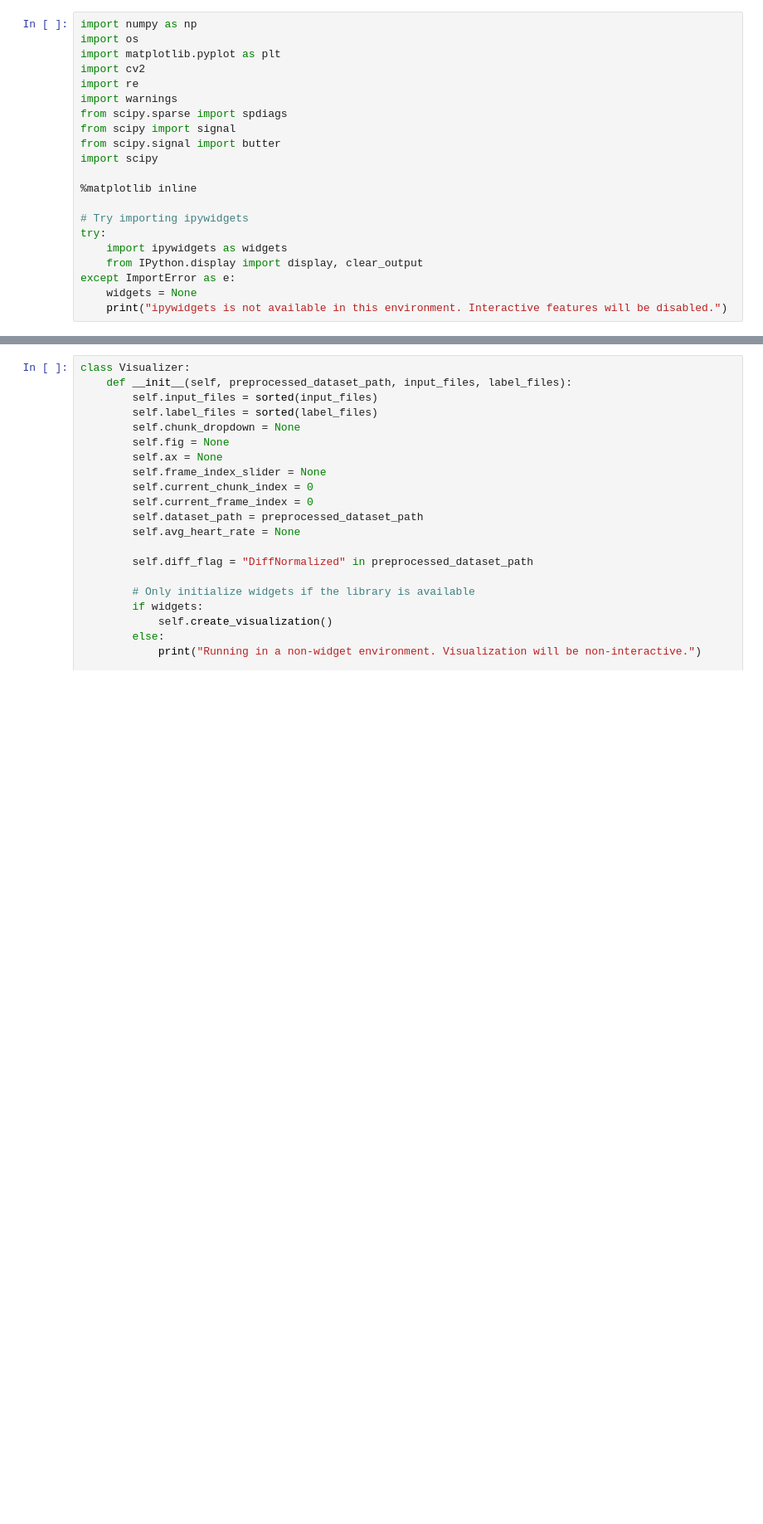
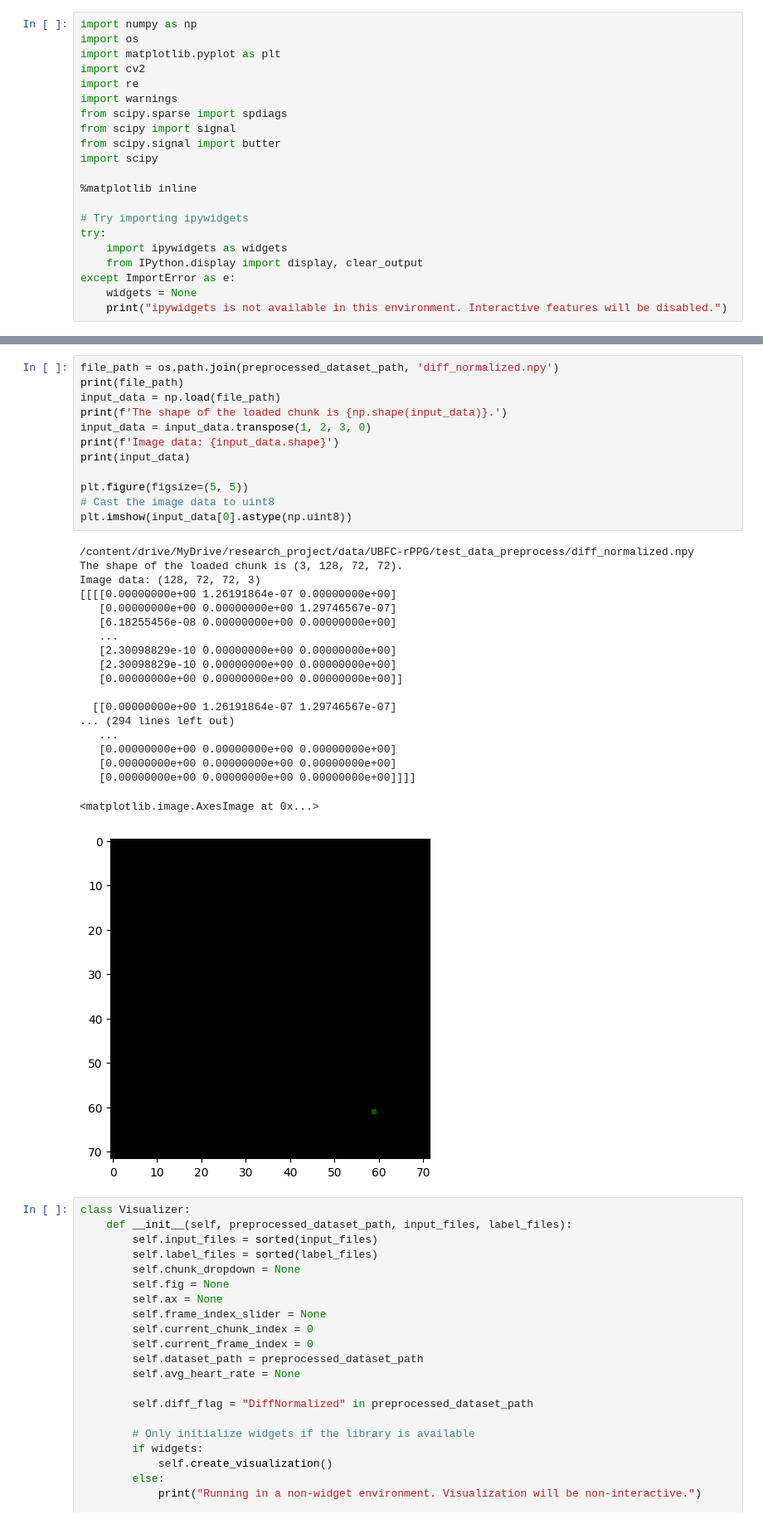
Before and after one commit to trappertwo/rPPG-Toolbox, a Jupyter notebook: tools/preprocessing_viz/viz_preprocessed_data.ipynb, the cells around one changed output, grey strips where cells are left out. Shown at 83% size. Drawn from its saved outputs; the diff is of its cells as text; blank space fills up the shorter version.

```diff
--- a/tools/preprocessing_viz/viz_preprocessed_data.ipynb
+++ b/tools/preprocessing_viz/viz_preprocessed_data.ipynb
@@ -60,6 +78,38 @@ The shape of the loaded chunk is (128, 3, 72, 72).
 Image data: (128, 72, 72, 3)
 <matplotlib.image.AxesImage at 0x...>
 [figure]
+# %%
+file_path = os.path.join(preprocessed_dataset_path, 'diff_normalized.npy')
+print(file_path)
+input_data = np.load(file_path)
+print(f'The shape of the loaded chunk is {np.shape(input_data)}.')
+input_data = input_data.transpose(1, 2, 3, 0)
+print(f'Image data: {input_data.shape}')
+print(input_data)
+
+plt.figure(figsize=(5, 5))
+# Cast the image data to uint8
+plt.imshow(input_data[0].astype(np.uint8))
+# %% [output]
+/content/drive/MyDrive/research_project/data/UBFC-rPPG/test_data_preprocess/diff_normalized.npy
+The shape of the loaded chunk is (3, 128, 72, 72).
+Image data: (128, 72, 72, 3)
+[[[[0.00000000e+00 1.26191864e-07 0.00000000e+00]
+   [0.00000000e+00 0.00000000e+00 1.29746567e-07]
+   [6.18255456e-08 0.00000000e+00 0.00000000e+00]
+   ...
+   [2.30098829e-10 0.00000000e+00 0.00000000e+00]
+   [2.30098829e-10 0.00000000e+00 0.00000000e+00]
+   [0.00000000e+00 0.00000000e+00 0.00000000e+00]]
+
+  [[0.00000000e+00 1.26191864e-07 1.29746567e-07]
+... (294 lines left out)
+   ...
+   [0.00000000e+00 0.00000000e+00 0.00000000e+00]
+   [0.00000000e+00 0.00000000e+00 0.00000000e+00]
+   [0.00000000e+00 0.00000000e+00 0.00000000e+00]]]]
+<matplotlib.image.AxesImage at 0x...>
+[figure, added]
 # %%
 class Visualizer:
     def __init__(self, preprocessed_dataset_path, input_files, label_files):
```
Also changed, not shown: parts of 3 cells of this notebook.
